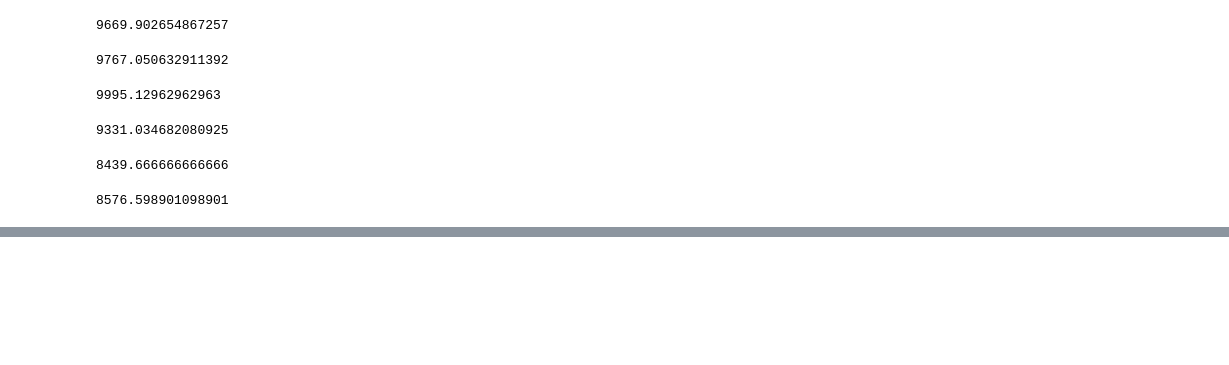
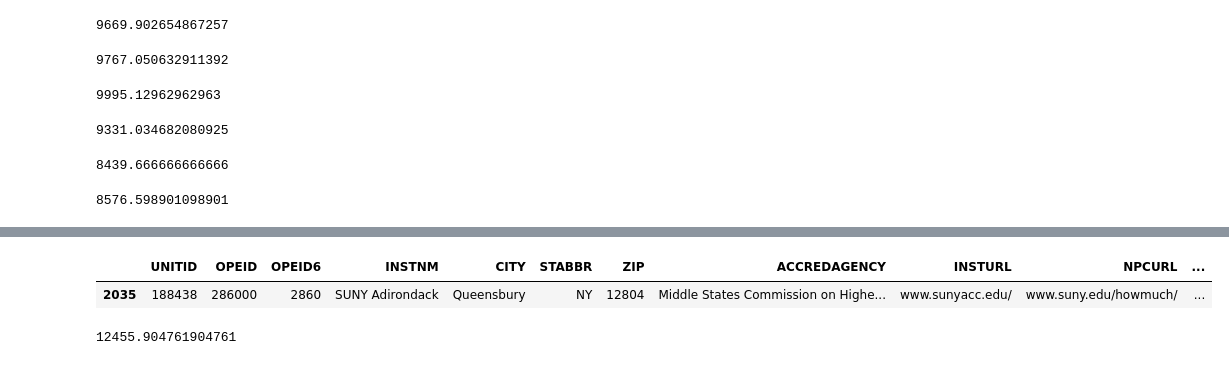
Before and after one commit to juisarwate/cost-community-colleges, a Jupyter notebook: project_data/community-colleges.ipynb, the cells around one changed output, grey strips where cells are left out. Saved outputs shown, nothing was run; the diff lists cells and outputs as text; code cells hidden in the pictures; blank space fills up the shorter version.

```diff
--- a/project_data/community-colleges.ipynb
+++ b/project_data/community-colleges.ipynb
@@ -142,0 +155,10 @@ institute_four_20_21['NPT4_PUB'].mean()
+# %%
+ny_cc_20_21 = institute_20_21[(institute_20_21['MAIN'] == 1) & (institute_20_21['HIGHDEG'] <= 2) & (institute_20_21['CONTROL'] == 1) & (institute_20_21['STABBR'] == 'NY')]
+ny_cc_20_21.head(1)
+# %% [output]
+|  | UNITID | OPEID | OPEID6 | INSTNM | CITY | STABBR | ZIP | ACCREDAGENCY | INSTURL | NPCURL | ... |
+| 2035 | 188438 | 286000 | 2860 | SUNY Adirondack | Queensbury | NY | 12804 | Middle States Commission on Highe... | www.sunyacc.edu/ | www.suny.edu/howmuch/ | ... |
+# %%
+ny_cc_20_21['NPT4_PUB'].mean()
+# %% [output]
+12455.904761904761
```
Also changed, not shown: parts of 3 cells of this notebook.
